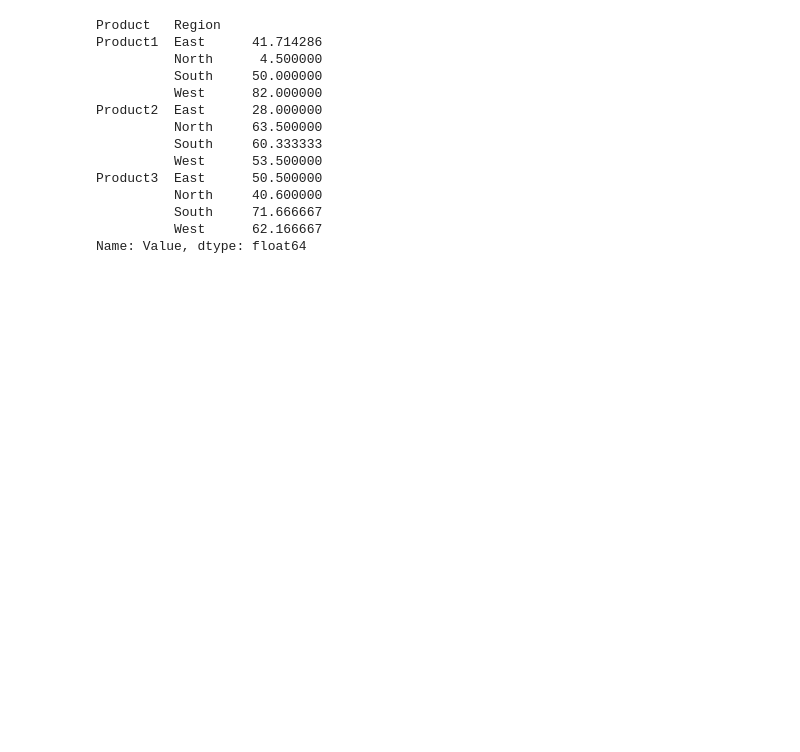
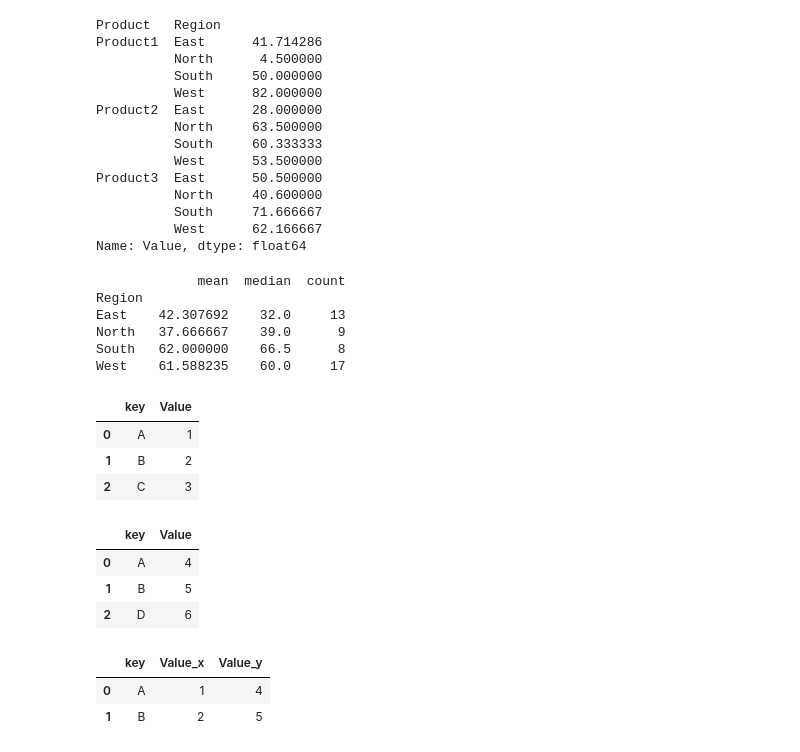
Before and after one commit to Maha01223/python-learning, a Jupyter notebook: 10-dataAnalyst-in python/10.3-datamanipuation.ipynb, the cells around one changed output. Saved outputs shown, nothing was run; the diff lists cells and outputs as text; code cells hidden in the pictures; blank space fills up the shorter version.

```diff
--- a/10-dataAnalyst-in python/10.3-datamanipuation.ipynb
+++ b/10-dataAnalyst-in python/10.3-datamanipuation.ipynb
@@ -252,3 +252,41 @@ Product3  East      50.500000
           South     71.666667
           West      62.166667
 Name: Value, dtype: float64
+# %%
+#Aggregate Multiple functions
+
+group_agge = df.groupby('Region')['Value'].agg(['mean','median', 'count'])
+print(group_agge)
+# %% [output]
+             mean  median  count
+Region
+East    42.307692    32.0     13
+North   37.666667    39.0      9
+South   62.000000    66.5      8
+West    61.588235    60.0     17
+# %%
+#merging and joining dataFrames
+#create  sample DataFrame
+df1 = pd.DataFrame({'key': ['A', 'B','C'], 'Value': [1,2,3]})
+df2 = pd.DataFrame({'key': ['A', 'B','D'], 'Value': [4,5,6]})
+# %%
+df1
+# %% [output]
+|  | key | Value |
+| 0 | A | 1 |
+| 1 | B | 2 |
+| 2 | C | 3 |
+# %%
+df2
+# %% [output]
+|  | key | Value |
+| 0 | A | 4 |
+| 1 | B | 5 |
+| 2 | D | 6 |
+# %%
+## merge dataframe on the key column
+pd.merge(df1,df2,on="key", how="inner")
+# %% [output]
+|  | key | Value_x | Value_y |
+| 0 | A | 1 | 4 |
+| 1 | B | 2 | 5 |
```
